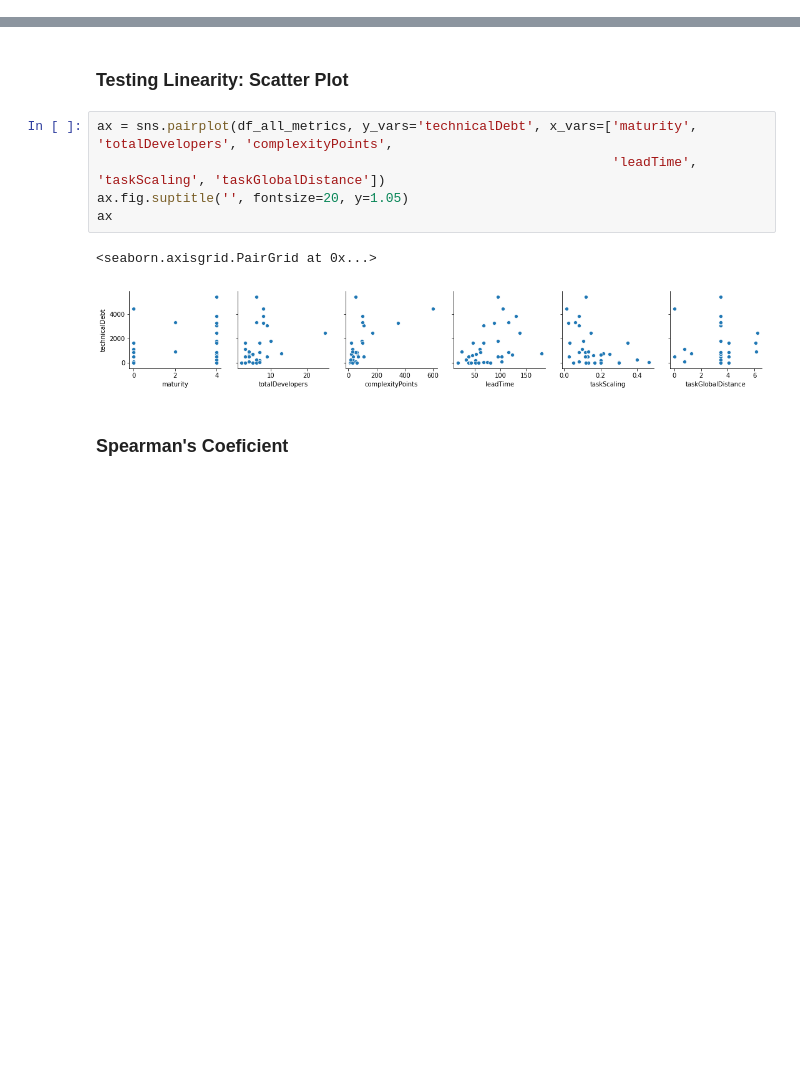
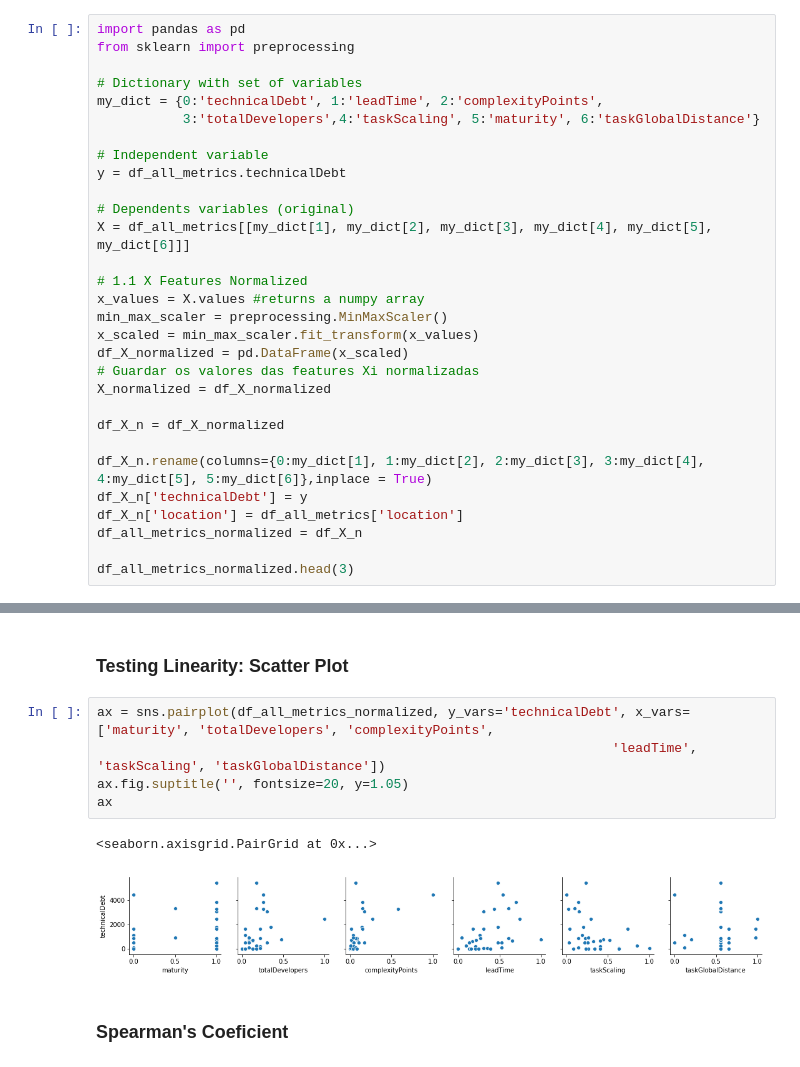
Before and after one commit to Technical-Debt-Large-Scale/tdmls, a Jupyter notebook: Regression_analysis.ipynb, the cells around one changed output, grey strips where cells are left out. Saved outputs shown, nothing was run; the diff lists cells and outputs as text; blank space fills up the shorter version.

Commit message:
The Xi Features were normalized

```diff
--- a/Regression_analysis.ipynb
+++ b/Regression_analysis.ipynb
@@ -20,0 +23,30 @@ df_all_metrics.head(3)
+# %%
+import pandas as pd
+from sklearn import preprocessing
+
+# Dictionary with set of variables
+my_dict = {0:'technicalDebt', 1:'leadTime', 2:'complexityPoints',
+           3:'totalDevelopers',4:'taskScaling', 5:'maturity', 6:'taskGlobalDistance'}
+
+# Independent variable
+y = df_all_metrics.technicalDebt
+
+# Dependents variables (original)
+X = df_all_metrics[[my_dict[1], my_dict[2], my_dict[3], my_dict[4], my_dict[5], my_dict[6]]]
+
+# 1.1 X Features Normalized
+x_values = X.values #returns a numpy array
+min_max_scaler = preprocessing.MinMaxScaler()
+x_scaled = min_max_scaler.fit_transform(x_values)
+df_X_normalized = pd.DataFrame(x_scaled)
+# Guardar os valores das features Xi normalizadas
+X_normalized = df_X_normalized
+
+df_X_n = df_X_normalized
+
+df_X_n.rename(columns={0:my_dict[1], 1:my_dict[2], 2:my_dict[3], 3:my_dict[4], 4:my_dict[5], 5:my_dict[6]},inplace = True)
+df_X_n['technicalDebt'] = y
+df_X_n['location'] = df_all_metrics['location']
+df_all_metrics_normalized = df_X_n
+
+df_all_metrics_normalized.head(3)
@@ -44,13 +82,13 @@ df_all_metrics.corr().round(4)
 # %% [markdown]
 ### Testing Linearity: Scatter Plot
 # %%
-ax = sns.pairplot(df_all_metrics, y_vars='technicalDebt', x_vars=['maturity', 'totalDevelopers', 'complexityPoints',
+ax = sns.pairplot(df_all_metrics_normalized, y_vars='technicalDebt', x_vars=['maturity', 'totalDevelopers', 'complexityPoints',
                                                                   'leadTime', 'taskScaling', 'taskGlobalDistance'])
 ax.fig.suptitle('', fontsize=20, y=1.05)
 ax
 # %% [output]
 <seaborn.axisgrid.PairGrid at 0x...>
-[figure, old version]
+[figure, new version]
 # %% [markdown]
 ### Spearman's Coeficient
 # %%
```
Also changed, not shown: parts of 12 cells of this notebook.
